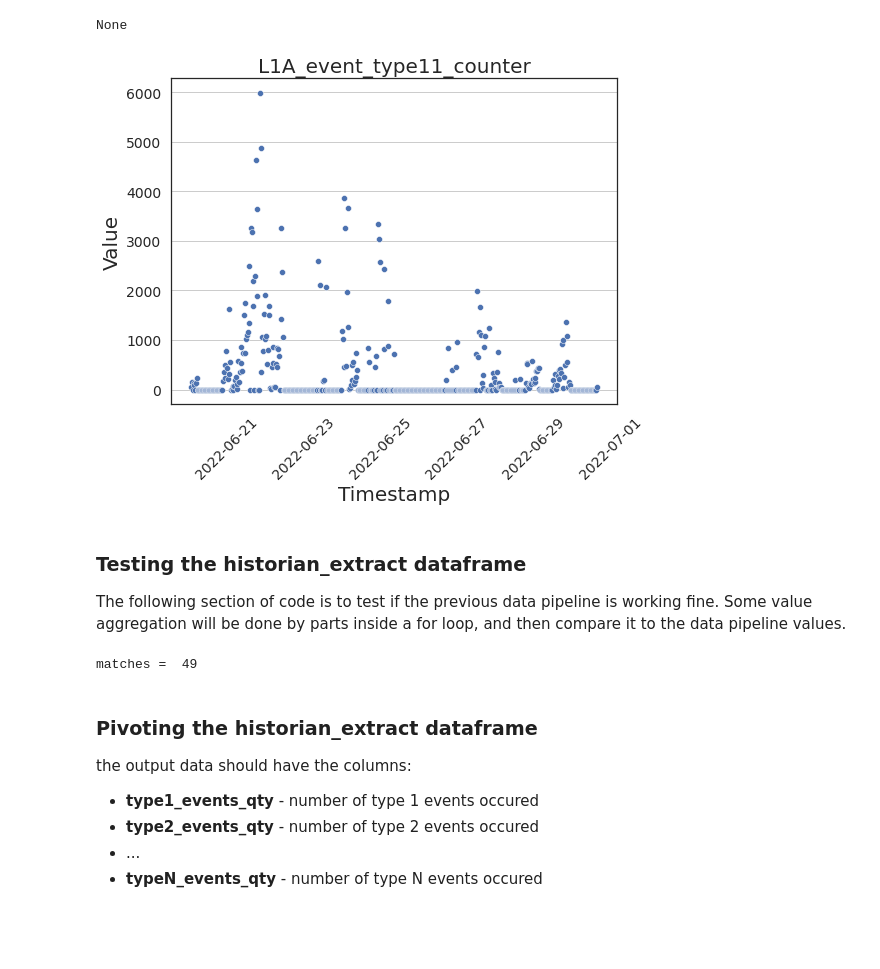
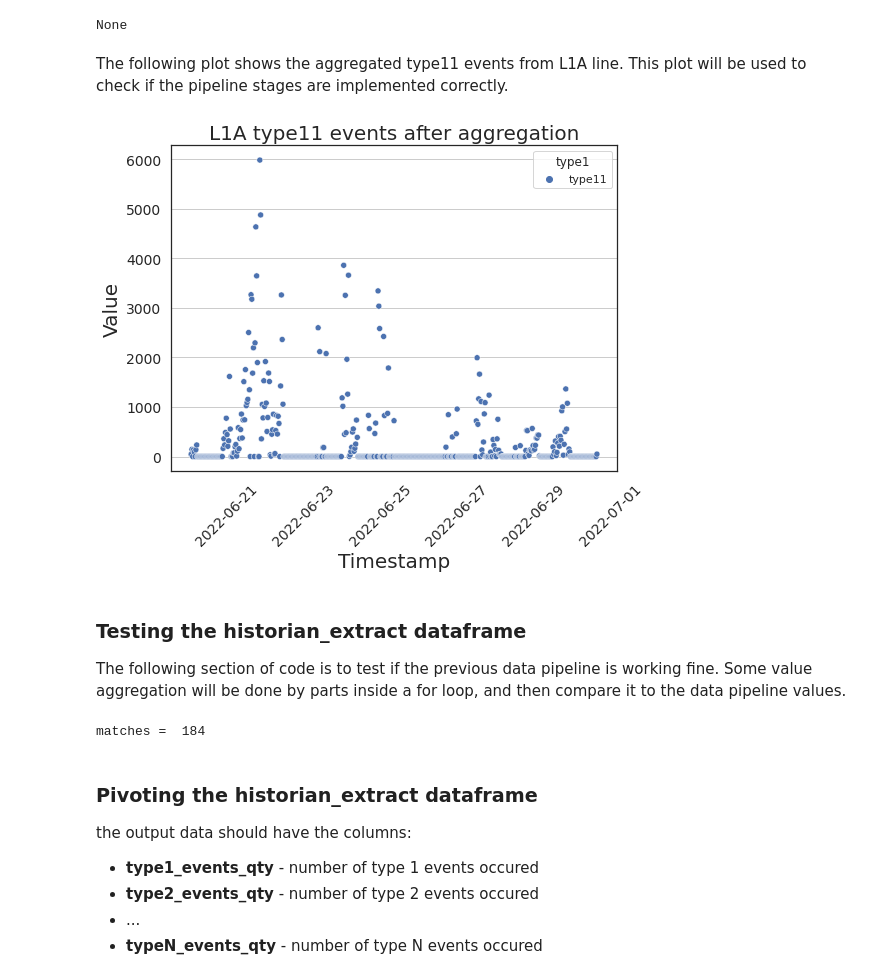
Before and after one commit to rodralez/ai-portfolio, a Jupyter notebook: data-science-challenge/Rodrigo-Gonzalez_Data-science-challenge.ipynb, the cells around one changed output. Cells and saved outputs as stored; diff of their text form; code cells hidden in the pictures; blank space fills up the shorter version.

```diff
--- a/data-science-challenge/Rodrigo-Gonzalez_Data-science-challenge.ipynb
+++ b/data-science-challenge/Rodrigo-Gonzalez_Data-science-challenge.ipynb
@@ -213,46 +215,45 @@ Data columns (total 4 columns):
 dtypes: datetime64[ns](1), int64(1), object(2)
 memory usage: 856.2+ KB
 None
+# %% [markdown]
+The following plot shows the aggregated type11 events from L1A line. This plot will be used to check if the pipeline stages are implemented correctly.
 # %%
 import pandas as pd
 import seaborn as sns
 import matplotlib.pyplot as plt
 import baby_potato as bp
 
-# use str.contains() to filter the dataframe
-# L1A_event_type11_counter
-df_eda = his_30m[his_30m['line'].str.contains('L1A')]
-df_eda = df_eda[df_eda['type1'].str.contains('type11')]
+# Use str.contains() to filter the dataframe
+df_eda2 = his_30m [ his_30m ['line'].str.contains('L1A')]
+df_eda2 = df_eda2 [ df_eda2 ['type1'].str.contains('type11')]
 
-x=df_eda['datetime']
-y=df_eda['value']
-title='L1A_event_type11_counter'
-xlabel='Timestamp'
-ylabel='Value'
+x=df_eda2['datetime']
+y=df_eda2['value']
+title='L1A type11 events after aggregation'
 
 sns.set()
 sns.set_theme(style='white')
 fig = plt.subplots(figsize=(8, 6))
-ax = sns.scatterplot(x=x, y=y)
+ax = sns.scatterplot(x=x, y=y, hue=df_eda2 ['type1'])
 plt.title(title, fontsize=20)
 plt.xlabel(xlabel, fontsize=20)
 plt.ylabel(ylabel, fontsize=20)
 plt.xticks(fontsize=14, rotation=45)
 plt.yticks(fontsize=14)
 ax.grid(axis='y')
 # plt.grid()
 plt.show()
 # %% [output]
-[figure, old version]
+[figure, new version]
 # %% [markdown]
 ### Testing the historian_extract dataframe
 The following section of code is to test if the previous data pipeline is working fine. Some value aggregation will be done by parts inside a for loop, and then compare it to the data pipeline values.
 # %%
 # choose a line
-line = 'L2B'
+line = 'L1A'
 
 # choose a type1
-type1 = 'type5'
+type1 = 'type11'
 
 # set a to_datetime
 start = pd.to_datetime("2022-06-20 01:00:00")
@@ -290,7 +291,7 @@ for i in range(INTERVALS) :
 
 print('matches = ', counter)
 # %% [output]
-matches =  49
+matches =  184
 # %% [markdown]
 ### Pivoting the historian_extract dataframe
 
```
Also changed, not shown: parts of 36 cells of this notebook, 2 other files.
